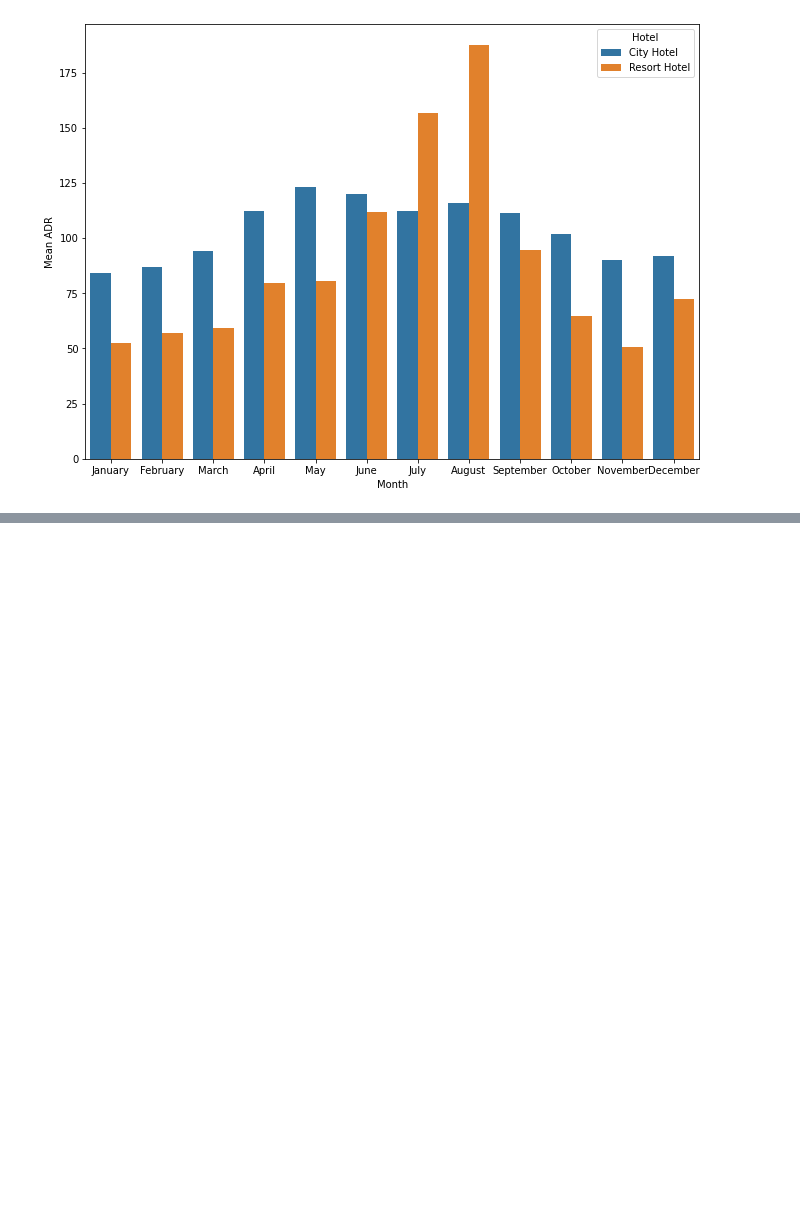
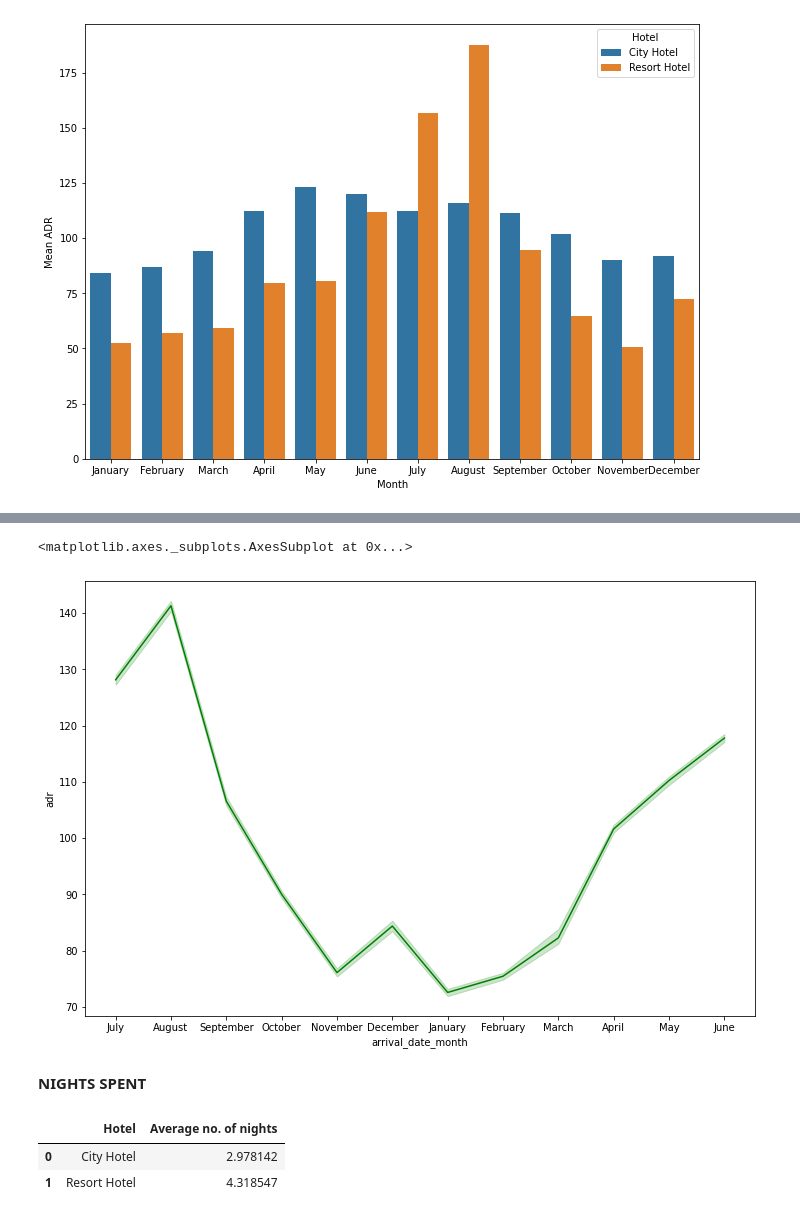
Before and after one commit to rinkeshdas01/Hotel_Booking_Analysis, a Jupyter notebook: Copy_of_Hotel_Booking_Analysis_Capstone_Project.ipynb, the cells around one changed output, grey strips where cells are left out. Cells and saved outputs as stored; diff of their text form; code cells hidden in the pictures; blank space fills up the shorter version.

```diff
--- a/Copy_of_Hotel_Booking_Analysis_Capstone_Project.ipynb
+++ b/Copy_of_Hotel_Booking_Analysis_Capstone_Project.ipynb
@@ -485,0 +526,8 @@ sns.barplot(x='Month',y='Mean ADR',hue='Hotel',data=df8,order=['January','Februa
+# %%
+plt.rcParams['figure.figsize']=12,8
+sns.lineplot(x='arrival_date_month',y='adr',data=df,color='green')
+# %% [output]
+<matplotlib.axes._subplots.AxesSubplot at 0x...>
+[figure, added]
+# %% [markdown]
+**NIGHTS SPENT**
@@ -485,0 +536,8 @@ sns.barplot(x='Month',y='Mean ADR',hue='Hotel',data=df8,order=['January','Februa
+# %%
+df_total_nights=df.groupby(['hotel'],as_index=False)['total nights'].mean()
+df_total_nights.columns=['Hotel','Average no. of nights']
+df_total_nights
+# %% [output]
+|  | Hotel | Average no. of nights |
+| 0 | City Hotel | 2.978142 |
+| 1 | Resort Hotel | 4.318547 |
```
Also changed, not shown: parts of 24 cells of this notebook.
